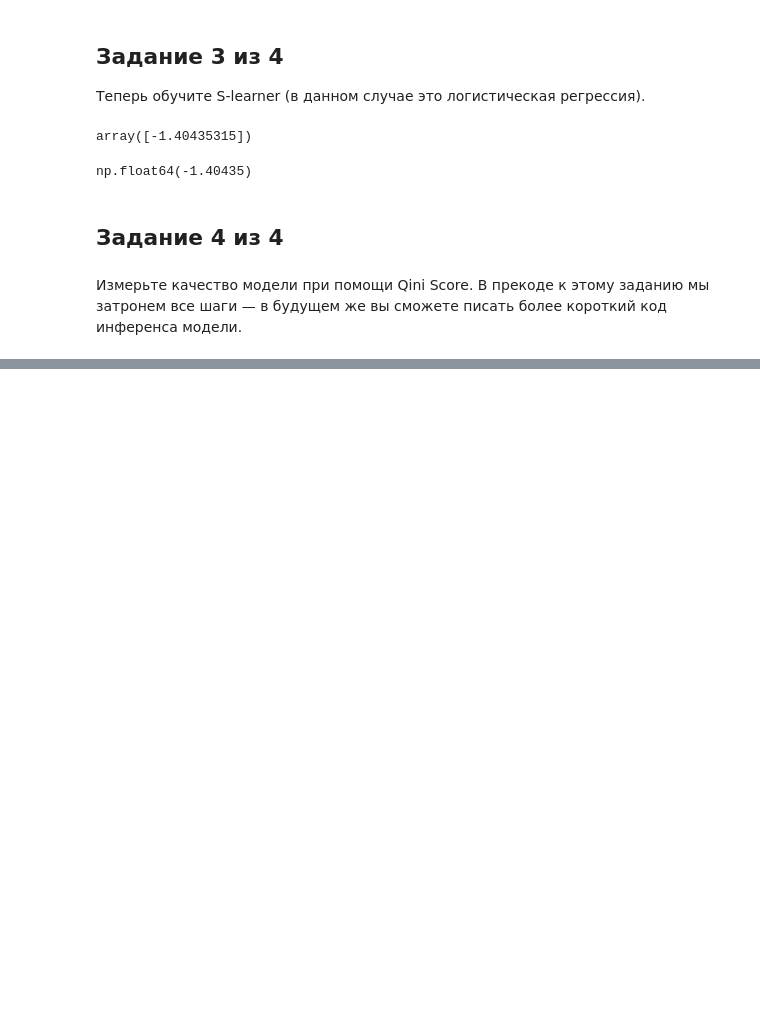
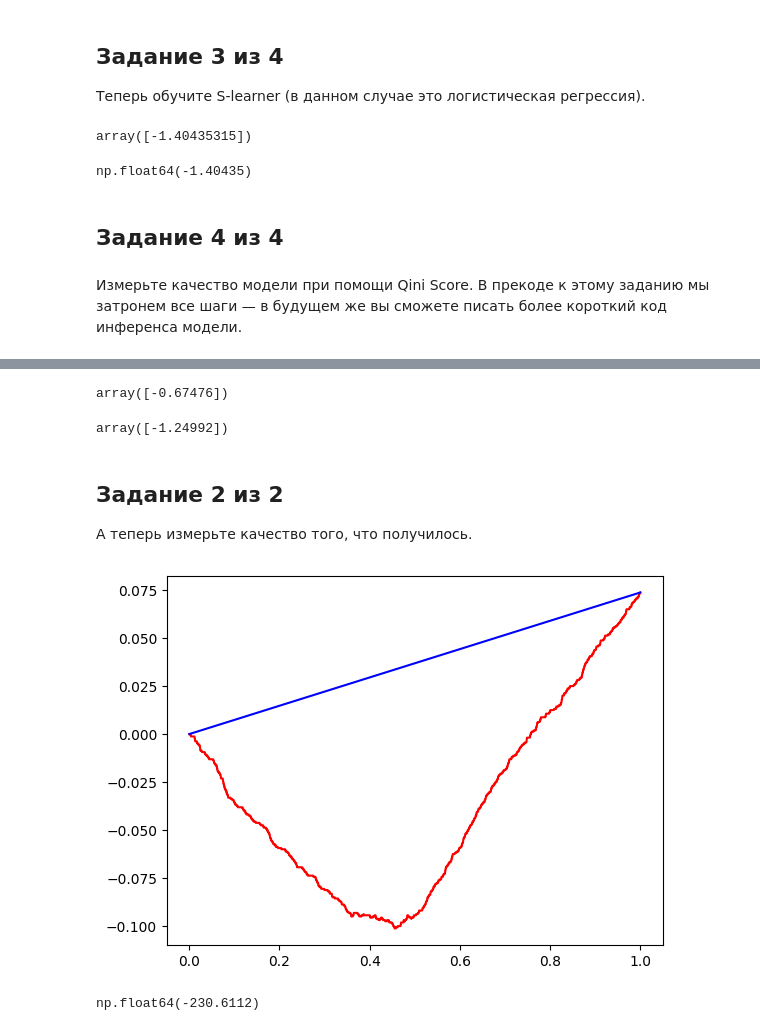
Before and after one commit to eleldar/mle-uplift, a Jupyter notebook: notebook.ipynb, the cells around one changed output, grey strips where cells are left out. Drawn from its saved outputs; the diff is of its cells as text; code cells hidden in the pictures; blank space fills up the shorter version.

Commit message:
t-learner done

```diff
--- a/notebook.ipynb
+++ b/notebook.ipynb
@@ -503,0 +541,72 @@ np.float64(79.74536)
+# %%
+# t_learner_1 — модель, обученная на выборке с воздействием
+t_learner_1.fit(
+    X=df_train[df_train.target_class.isin([2,3])][feature_cols + [treatment_col]],
+    y=df_train[df_train.target_class.isin([2,3])][target_col]
+)
+
+# посчитайте intercept
+t_learner_1.intercept_.round(5)
+# %% [output]
+array([-0.67476])
+# %%
+# t_learner_0 — модель, обученная на выборке без воздействия
+t_learner_0.fit(
+    X=df_train[df_train.target_class.isin([0,1])][feature_cols + [treatment_col]],
+    y=df_train[df_train.target_class.isin([0,1])][target_col]
+)
+
+# посчитайте intercept
+t_learner_0.intercept_.round(5)
+# %% [output]
+array([-1.24992])
+# %% [markdown]
+## Задание 2 из 2
+А теперь измерьте качество того, что получилось.
+# %%
+# ваш код применения t_learner_1
+df_test['yes_treatment'] = t_learner_1.predict_proba(
+    df_test[feature_cols+[treatment_col]]
+)[:,1]
+
+# ваш код применения t_learner_0
+df_test['no_treatment'] = t_learner_0.predict_proba(
+    df_test[feature_cols+[treatment_col]]
+)[:,1]
+# %%
+# реализуем подсчёт Qini Score:
+def qini_df(df):
+    # отранжируем выборку по значению uplift в порядке убывания
+    ranked = df.sort_values("uplift_score", ascending=False)
+
+    N_c = sum(ranked['target_class'] <= 1)
+    N_t = sum(ranked['target_class'] >= 2)
+
+    # посчитаем в отсортированном датафрейме основные показатели,
+    # которые используются при расчёте Qini Score
+    ranked['n_c1'] = 0
+    ranked['n_t1'] = 0
+    ranked.loc[ranked.target_class == 1,'n_c1'] = 1
+    ranked.loc[ranked.target_class == 3,'n_t1'] = 1
+    ranked['n_c1/nc'] = ranked.n_c1.cumsum() / N_c
+    ranked['n_t1/nt'] = ranked.n_t1.cumsum() / N_t
+
+    # посчитаем Qini-кривую и случайную прямую под ней
+    ranked['uplift'] = round(ranked['n_t1/nt'] - ranked['n_c1/nc'],5)
+    # добавим случайную кривую
+    ranked['random_uplift'] = round(ranked["uplift_score"].rank(pct=True, ascending=False) * ranked['uplift'].iloc[-1],5)
+
+    ranked["n"] = ranked["uplift_score"].rank(pct=True, ascending=False)
+    # немного кода для визуализации
+    plt.plot(ranked['n'], ranked['uplift'], color='r')
+    plt.plot(ranked['n'], ranked['random_uplift'], color='b')
+    plt.show()
+
+    return (ranked['uplift'] - ranked['random_uplift']).sum()
+# %%
+uplift_vals = df_test['yes_treatment'] - df_test['no_treatment']
+df_test['uplift_score'] = uplift_vals
+qini_df(df_test).round(4)
+# %% [output]
+[figure, added]
+np.float64(-230.6112)
```
Also changed, not shown: parts of 11 cells of this notebook.
